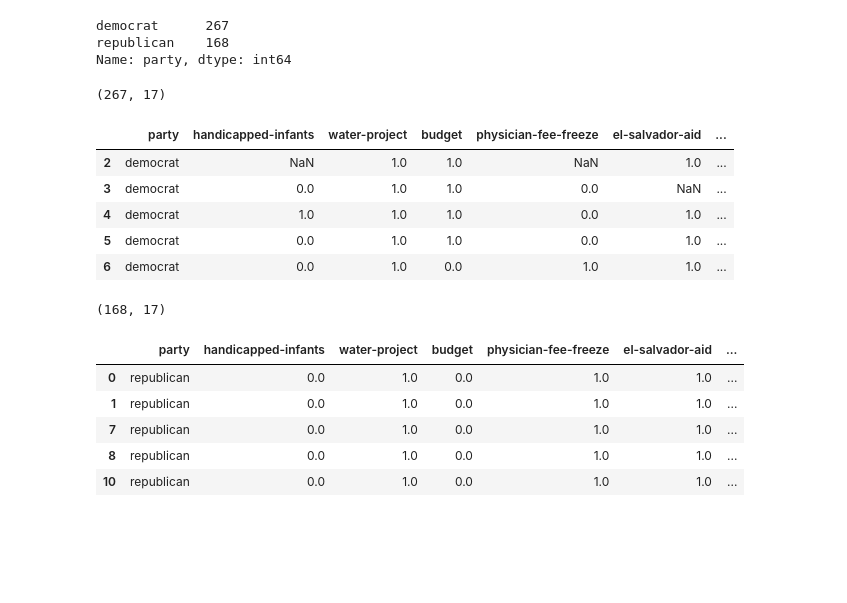
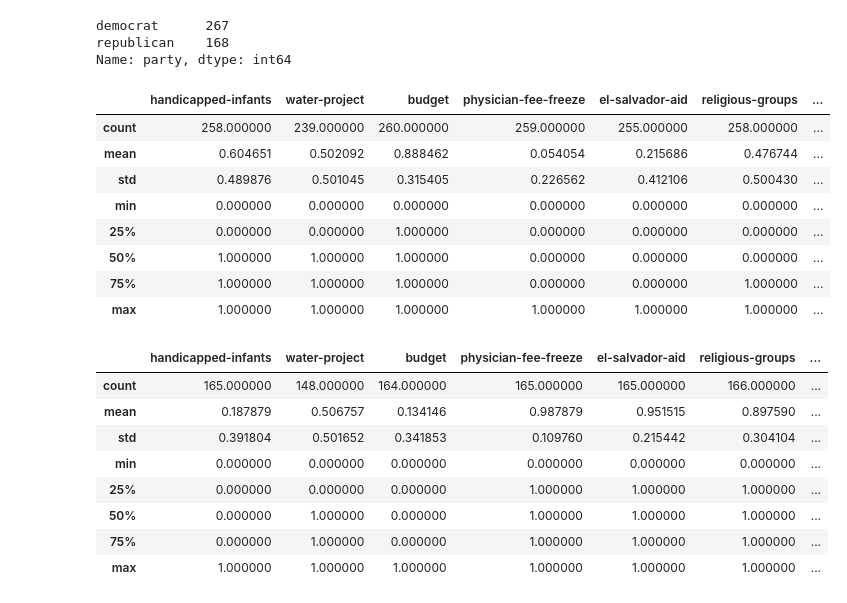
Before and after one commit to johnwesleyharding/DS-Unit-1-Sprint-2-Statistics, a Jupyter notebook: JWH_assignment_DS_121_Statistics_Probability.ipynb, the cells around one changed output. Drawn from its saved outputs; the diff is of its cells as text; code cells hidden in the pictures; blank space fills up the shorter version.

```diff
--- a/JWH_assignment_DS_121_Statistics_Probability.ipynb
+++ b/JWH_assignment_DS_121_Statistics_Probability.ipynb
@@ -118,25 +106,27 @@ republican    168
 Name: party, dtype: int64
 # %%
 dem = df[df['party'] == "democrat"]
-print(dem.shape)
-dem.head()
+dem.describe()
 # %% [output]
-(267, 17)
-|  | party | handicapped-infants | water-project | budget | physician-fee-freeze | el-salvador-aid | ... |
-| 2 | democrat | NaN | 1.0 | 1.0 | NaN | 1.0 | ... |
-| 3 | democrat | 0.0 | 1.0 | 1.0 | 0.0 | NaN | ... |
-| 4 | democrat | 1.0 | 1.0 | 1.0 | 0.0 | 1.0 | ... |
-| 5 | democrat | 0.0 | 1.0 | 1.0 | 0.0 | 1.0 | ... |
-| 6 | democrat | 0.0 | 1.0 | 0.0 | 1.0 | 1.0 | ... |
+|  | handicapped-infants | water-project | budget | physician-fee-freeze | el-salvador-aid | religious-groups | ... |
+| count | 258.000000 | 239.000000 | 260.000000 | 259.000000 | 255.000000 | 258.000000 | ... |
+| mean | 0.604651 | 0.502092 | 0.888462 | 0.054054 | 0.215686 | 0.476744 | ... |
+| std | 0.489876 | 0.501045 | 0.315405 | 0.226562 | 0.412106 | 0.500430 | ... |
+| min | 0.000000 | 0.000000 | 0.000000 | 0.000000 | 0.000000 | 0.000000 | ... |
+| 25% | 0.000000 | 0.000000 | 1.000000 | 0.000000 | 0.000000 | 0.000000 | ... |
+| 50% | 1.000000 | 1.000000 | 1.000000 | 0.000000 | 0.000000 | 0.000000 | ... |
+| 75% | 1.000000 | 1.000000 | 1.000000 | 0.000000 | 0.000000 | 1.000000 | ... |
+| max | 1.000000 | 1.000000 | 1.000000 | 1.000000 | 1.000000 | 1.000000 | ... |
 # %%
 rep = df[df['party'] == "republican"]
-print(rep.shape)
-rep.head()
+rep.describe()
 # %% [output]
-(168, 17)
-|  | party | handicapped-infants | water-project | budget | physician-fee-freeze | el-salvador-aid | ... |
-| 0 | republican | 0.0 | 1.0 | 0.0 | 1.0 | 1.0 | ... |
-| 1 | republican | 0.0 | 1.0 | 0.0 | 1.0 | 1.0 | ... |
-| 7 | republican | 0.0 | 1.0 | 0.0 | 1.0 | 1.0 | ... |
-| 8 | republican | 0.0 | 1.0 | 0.0 | 1.0 | 1.0 | ... |
-| 10 | republican | 0.0 | 1.0 | 0.0 | 1.0 | 1.0 | ... |
+|  | handicapped-infants | water-project | budget | physician-fee-freeze | el-salvador-aid | religious-groups | ... |
+| count | 165.000000 | 148.000000 | 164.000000 | 165.000000 | 165.000000 | 166.000000 | ... |
+| mean | 0.187879 | 0.506757 | 0.134146 | 0.987879 | 0.951515 | 0.897590 | ... |
+| std | 0.391804 | 0.501652 | 0.341853 | 0.109760 | 0.215442 | 0.304104 | ... |
+| min | 0.000000 | 0.000000 | 0.000000 | 0.000000 | 0.000000 | 0.000000 | ... |
+| 25% | 0.000000 | 0.000000 | 0.000000 | 1.000000 | 1.000000 | 1.000000 | ... |
+| 50% | 0.000000 | 1.000000 | 0.000000 | 1.000000 | 1.000000 | 1.000000 | ... |
+| 75% | 0.000000 | 1.000000 | 0.000000 | 1.000000 | 1.000000 | 1.000000 | ... |
+| max | 1.000000 | 1.000000 | 1.000000 | 1.000000 | 1.000000 | 1.000000 | ... |
```
Also changed, not shown: parts of 14 cells of this notebook.
